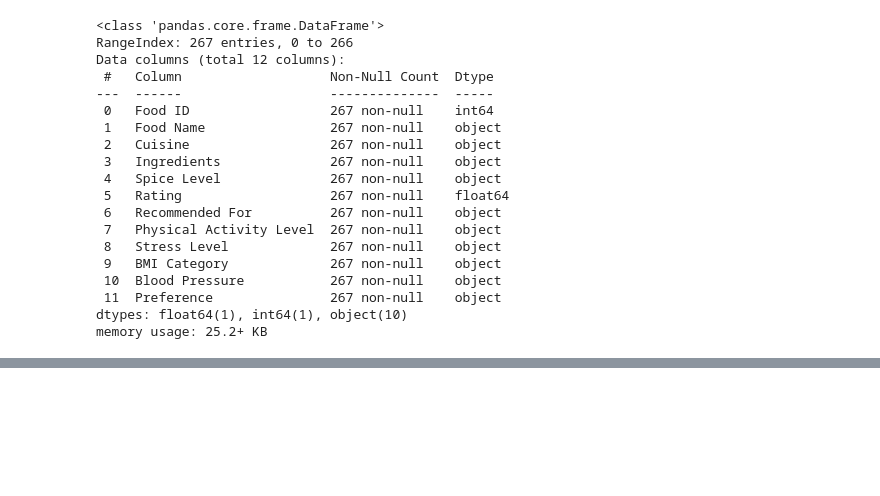
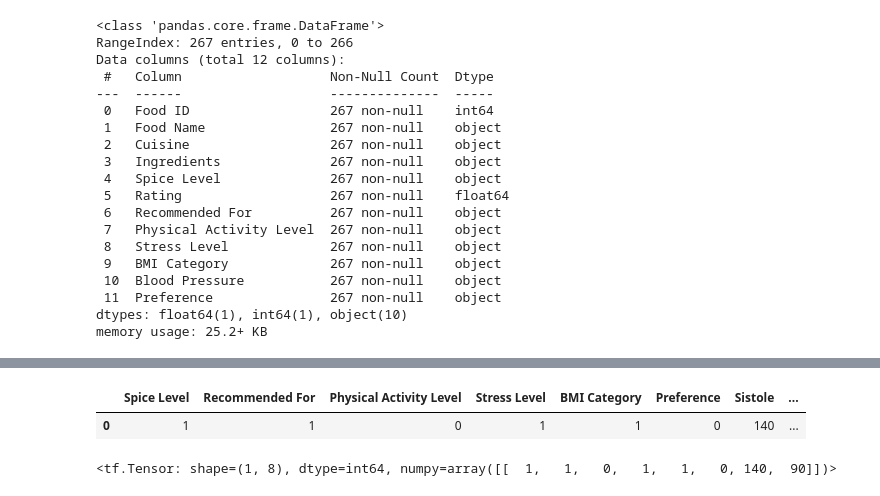
Before and after one commit to ZulfikarPra/Laifu-Bangkit, a Jupyter notebook: machine-learning/food-recommender/Laifu_Food.ipynb, the cells around one changed output, grey strips where cells are left out. Saved outputs shown, nothing was run; the diff lists cells and outputs as text; code cells hidden in the pictures; blank space fills up the shorter version.

```diff
--- a/machine-learning/food-recommender/Laifu_Food.ipynb
+++ b/machine-learning/food-recommender/Laifu_Food.ipynb
@@ -149,0 +277,15 @@ x_test.drop(columns=['Food Name'])
+# %%
+import numpy as np
+new_x = np.array([1, 1, 0, 1, 1, 0, 140, 90])
+new_x = {'Spice Level': new_x[0], 'Recommended For': new_x[1], 'Physical Activity Level': new_x[2], 'Stress Level': new_x[3],
+         'BMI Category': new_x[4], 'Preference': new_x[5], 'Sistole': new_x[6], 'Diastole': new_x[7]}
+new_x = pd.DataFrame(data=new_x, index=[0])
+new_x
+# %% [output]
+|  | Spice Level | Recommended For | Physical Activity Level | Stress Level | BMI Category | Preference | Sistole | ... |
+| 0 | 1 | 1 | 0 | 1 | 1 | 0 | 140 | ... |
+# %%
+new_x = tf.convert_to_tensor(new_x)
+new_x
+# %% [output]
+<tf.Tensor: shape=(1, 8), dtype=int64, numpy=array([[  1,   1,   0,   1,   1,   0, 140,  90]])>
```
Also changed, not shown: parts of 24 cells of this notebook, 3 other files.
